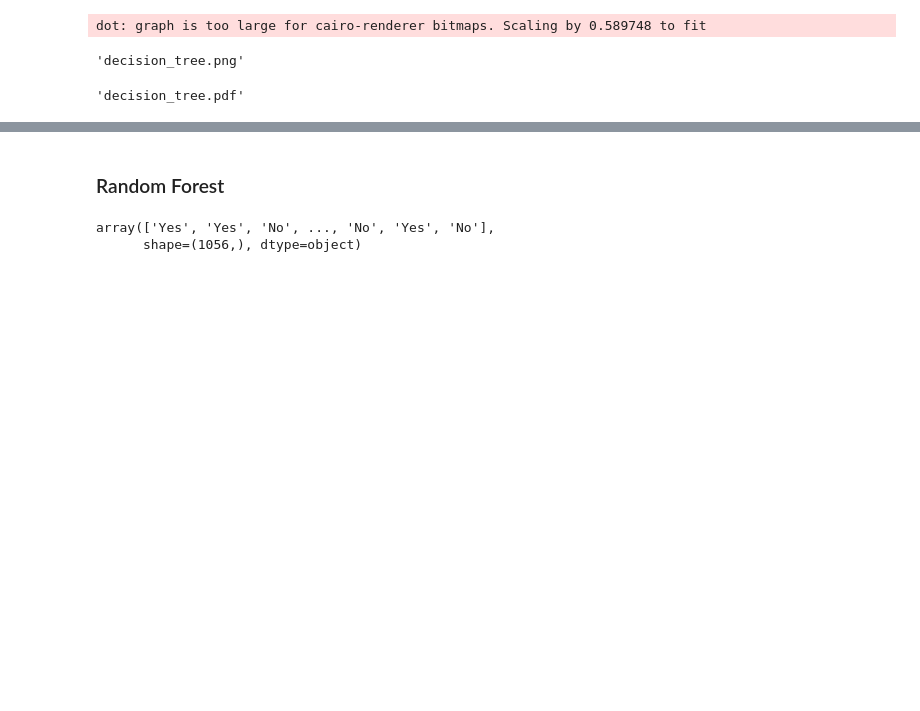
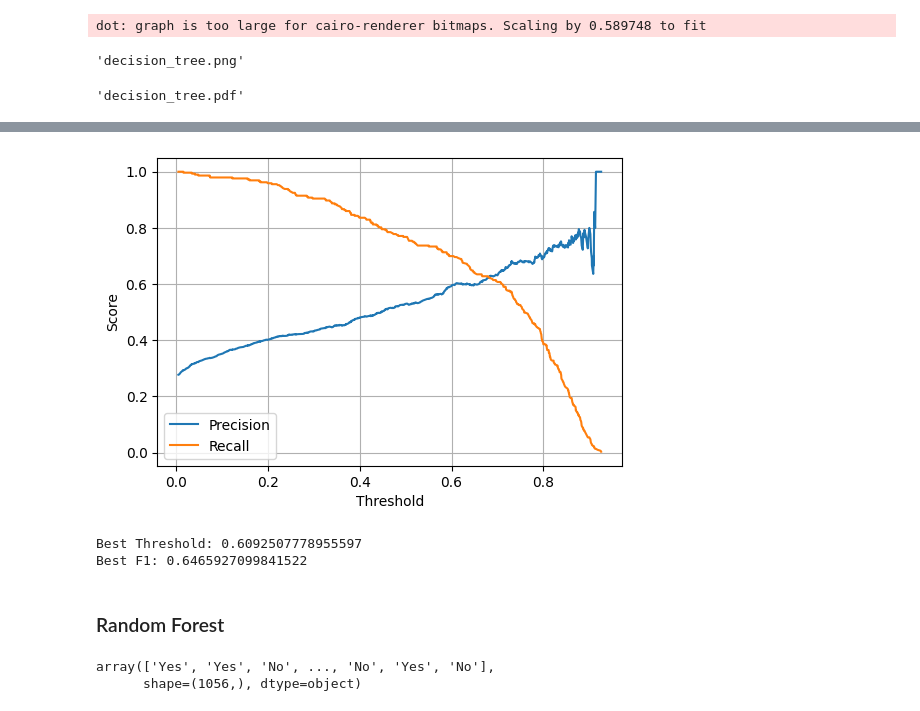
Before and after one commit to Priyanshu-Upadhyay-27/end-to-end-churn-ml, a Jupyter notebook: notebooks/Model_Building.ipynb, the cells around one changed output, grey strips where cells are left out. Drawn from its saved outputs; the diff is of its cells as text; code cells hidden in the pictures; blank space fills up the shorter version.

```diff
--- a/notebooks/Model_Building.ipynb
+++ b/notebooks/Model_Building.ipynb
@@ -303,3 +332,0 @@ test_ohe_df  = pd.DataFrame(test_ohe_gender,  columns=cols_gen, index=X_test.ind
-# %%
-X_train = pd.concat([X_train, train_ohe_df], axis=1)
-X_test  = pd.concat([X_test, test_ohe_df], axis=1)
@@ -320,3 +332,0 @@ test_ohe_df  = pd.DataFrame(test_ohe_pm,  columns=cols_pm, index=X_test.index)
-# %%
-X_train = pd.concat([X_train, train_ohe_df], axis=1)
-X_test  = pd.concat([X_test, test_ohe_df], axis=1)
@@ -334,3 +333,3 @@ Index(['gender', 'SeniorCitizen', 'Partner', 'Dependents', 'tenure',
-# %%
-X_train.drop(columns = ["gender", "InternetService", "PaymentMethod"], inplace = True, errors = "ignore")
-X_test.drop(columns = ["gender", "InternetService", "PaymentMethod"], inplace = True, errors = "ignore")
+# %%
+y_train = y_train.map({'Yes': 1, 'No': 0}).astype(int)
+y_test = y_test.map({"Yes" : 1, "No" : 0}).astype(int)
@@ -473,3 +548,39 @@ graph.render("decision_tree", format="pdf", cleanup=True)
+# %%
+from sklearn.metrics import precision_recall_curve
+import matplotlib.pyplot as plt
+
+precision, recall, thresholds = precision_recall_curve(y_test, y_prob)
+
+plt.figure(figsize=(6,4))
+plt.plot(thresholds, precision[:-1], label="Precision")
+plt.plot(thresholds, recall[:-1], label="Recall")
+plt.xlabel("Threshold")
+plt.ylabel("Score")
+plt.legend()
+plt.grid()
+plt.show()
+# %% [output]
+[figure, added]
+# %%
+from sklearn.metrics import f1_score
+import numpy as np
+
+best_t = 0
+best_f1 = 0
+
+for t in thresholds:
+    y_pred = (y_prob > t).astype(int)
+    f1 = f1_score(y_test, y_pred)
+
+    if f1 > best_f1:
+        best_f1 = f1
+        best_t = t
+
+print("Best Threshold:", best_t)
+print("Best F1:", best_f1)
+# %% [output]
+Best Threshold: 0.6092507778955597
+Best F1: 0.6465927099841522
 # %% [markdown]
 ### Random Forest
 # %%
```
Also changed, not shown: parts of 58 cells of this notebook.
